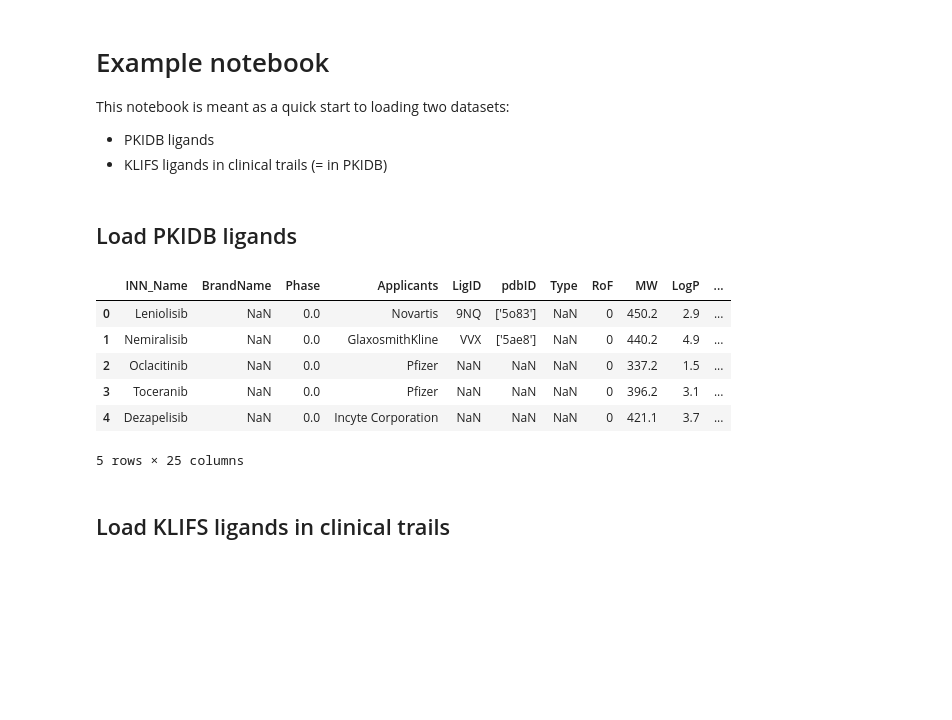
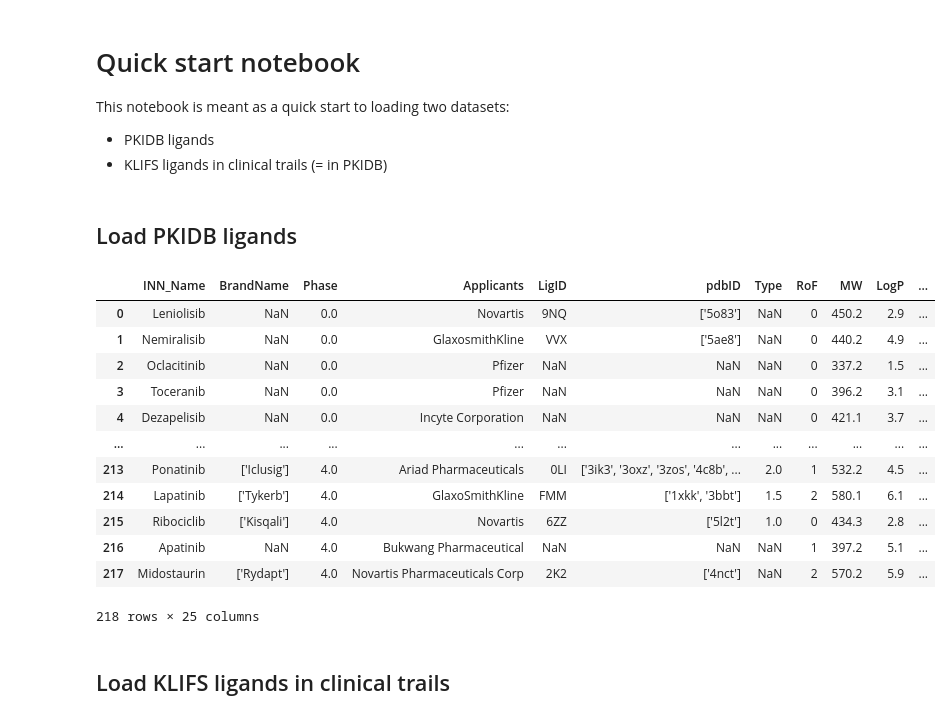
Before and after one commit to volkamerlab/pkidb_klifs, a Jupyter notebook: quick_start.ipynb, the cells around one changed output. Saved outputs shown, nothing was run; the diff lists cells and outputs as text; code cells hidden in the pictures; blank space fills up the shorter version.

```diff
--- a/quick_start.ipynb
+++ b/quick_start.ipynb
@@ -1,5 +1,5 @@
 # %% [markdown]
-# Example notebook
+# Quick start notebook
 
 This notebook is meant as a quick start to loading two datasets:
 - PKIDB ligands
@@ -10,15 +10,21 @@ import pandas as pd
 ## Load PKIDB ligands
 # %%
 pkidb_ligands = pd.read_csv('results/pkidb_20200218.csv', index_col=0)
-pkidb_ligands.head()
+pkidb_ligands
 # %% [output]
 |  | INN_Name | BrandName | Phase | Applicants | LigID | pdbID | Type | RoF | MW | LogP | ... |
 | 0 | Leniolisib | NaN | 0.0 | Novartis | 9NQ | ['5o83'] | NaN | 0 | 450.2 | 2.9 | ... |
 | 1 | Nemiralisib | NaN | 0.0 | GlaxosmithKline | VVX | ['5ae8'] | NaN | 0 | 440.2 | 4.9 | ... |
 | 2 | Oclacitinib | NaN | 0.0 | Pfizer | NaN | NaN | NaN | 0 | 337.2 | 1.5 | ... |
 | 3 | Toceranib | NaN | 0.0 | Pfizer | NaN | NaN | NaN | 0 | 396.2 | 3.1 | ... |
 | 4 | Dezapelisib | NaN | 0.0 | Incyte Corporation | NaN | NaN | NaN | 0 | 421.1 | 3.7 | ... |
+| ... | ... | ... | ... | ... | ... | ... | ... | ... | ... | ... | ... |
+| 213 | Ponatinib | ['Iclusig'] | 4.0 | Ariad Pharmaceuticals | 0LI | ['3ik3', '3oxz', '3zos', '4c8b', ... | 2.0 | 1 | 532.2 | 4.5 | ... |
+| 214 | Lapatinib | ['Tykerb'] | 4.0 | GlaxoSmithKline | FMM | ['1xkk', '3bbt'] | 1.5 | 2 | 580.1 | 6.1 | ... |
+| 215 | Ribociclib | ['Kisqali'] | 4.0 | Novartis | 6ZZ | ['5l2t'] | 1.0 | 0 | 434.3 | 2.8 | ... |
+| 216 | Apatinib | NaN | 4.0 | Bukwang Pharmaceutical | NaN | NaN | NaN | 1 | 397.2 | 5.1 | ... |
+| 217 | Midostaurin | ['Rydapt'] | 4.0 | Novartis Pharmaceuticals Corp | 2K2 | ['4nct'] | NaN | 2 | 570.2 | 5.9 | ... |
-5 rows × 25 columns
+218 rows × 25 columns
 # %% [markdown]
 ## Load KLIFS ligands in clinical trails
 # %%
```
Also changed, not shown: parts of 1 cell of this notebook.
